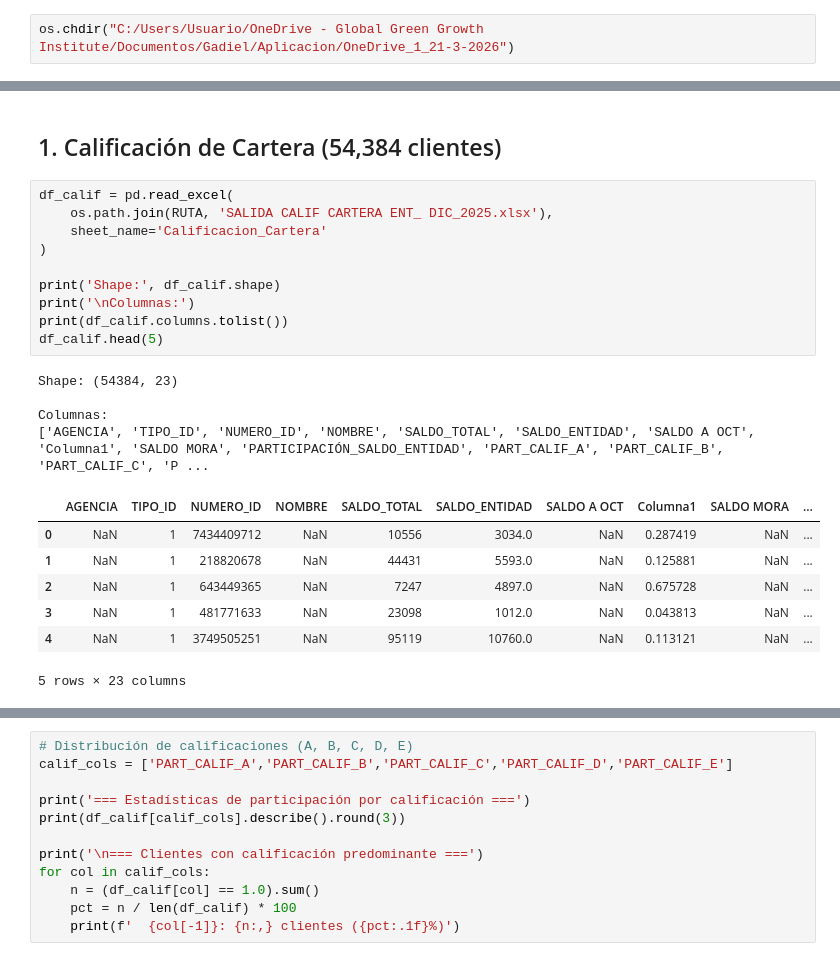
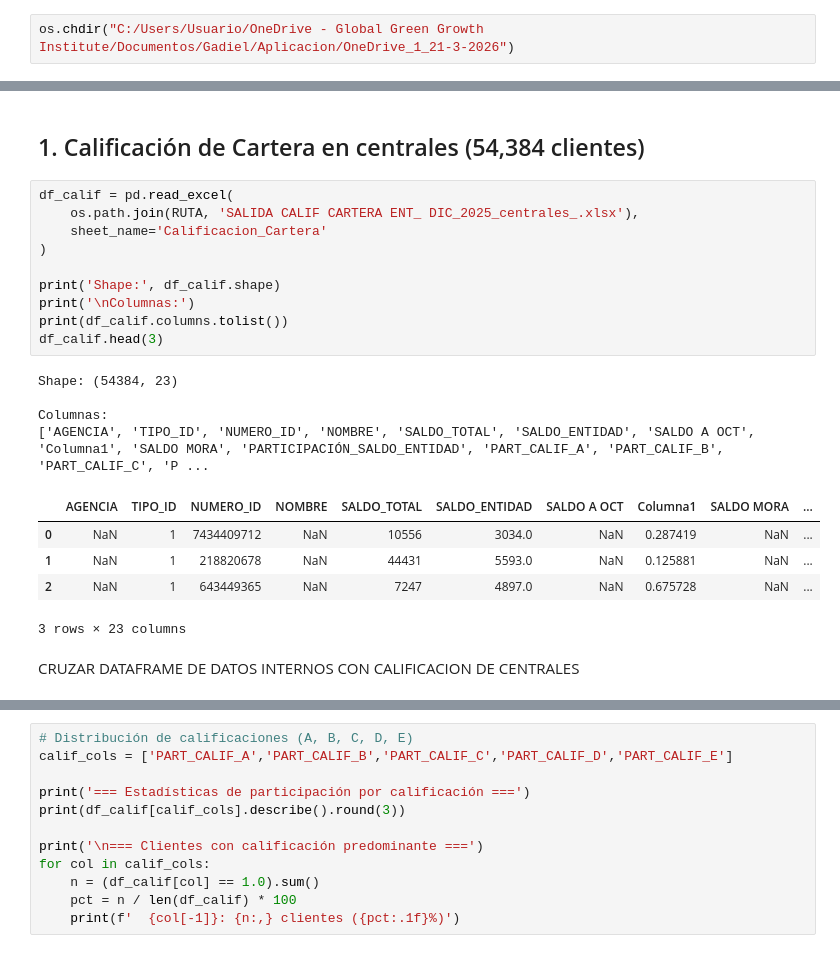
Before and after one commit to gadielfelipe/sources_of_0015, a Jupyter notebook: CART/Model.ipynb, the cells around one changed output, grey strips where cells are left out. Cells and saved outputs as stored; diff of their text form.

```diff
--- a/CART/Model.ipynb
+++ b/CART/Model.ipynb
@@ -70,24 +86,24 @@ AttributeError: 'DataFrame' object has no attribute 'colums'
 # %% [markdown]
-## 1. Calificación de Cartera (54,384 clientes)
+## 1. Calificación de Cartera en centrales (54,384 clientes)
 # %%
 df_calif = pd.read_excel(
-    os.path.join(RUTA, 'SALIDA CALIF CARTERA ENT_ DIC_2025.xlsx'),
+    os.path.join(RUTA, 'SALIDA CALIF CARTERA ENT_ DIC_2025_centrales_.xlsx'),
     sheet_name='Calificacion_Cartera'
 )
 
 print('Shape:', df_calif.shape)
 print('\nColumnas:')
 print(df_calif.columns.tolist())
-df_calif.head(5)
+df_calif.head(3)
 # %% [output]
 Shape: (54384, 23)
 
 Columnas:
 ['AGENCIA', 'TIPO_ID', 'NUMERO_ID', 'NOMBRE', 'SALDO_TOTAL', 'SALDO_ENTIDAD', 'SALDO A OCT', 'Columna1', 'SALDO MORA', 'PARTICIPACIÓN_SALDO_ENTIDAD', 'PART_CALIF_A', 'PART_CALIF_B', 'PART_CALIF_C', 'P ...
 |  | AGENCIA | TIPO_ID | NUMERO_ID | NOMBRE | SALDO_TOTAL | SALDO_ENTIDAD | SALDO A OCT | Columna1 | SALDO MORA | ... |
 | 0 | NaN | 1 | 7434409712 | NaN | 10556 | 3034.0 | NaN | 0.287419 | NaN | ... |
 | 1 | NaN | 1 | 218820678 | NaN | 44431 | 5593.0 | NaN | 0.125881 | NaN | ... |
 | 2 | NaN | 1 | 643449365 | NaN | 7247 | 4897.0 | NaN | 0.675728 | NaN | ... |
-| 3 | NaN | 1 | 481771633 | NaN | 23098 | 1012.0 | NaN | 0.043813 | NaN | ... |
-| 4 | NaN | 1 | 3749505251 | NaN | 95119 | 10760.0 | NaN | 0.113121 | NaN | ... |
-5 rows × 23 columns
+3 rows × 23 columns
+# %% [markdown]
+CRUZAR DATAFRAME DE DATOS INTERNOS CON CALIFICACION DE CENTRALES
```
Also changed, not shown: parts of 10 cells of this notebook, 5 other files.
